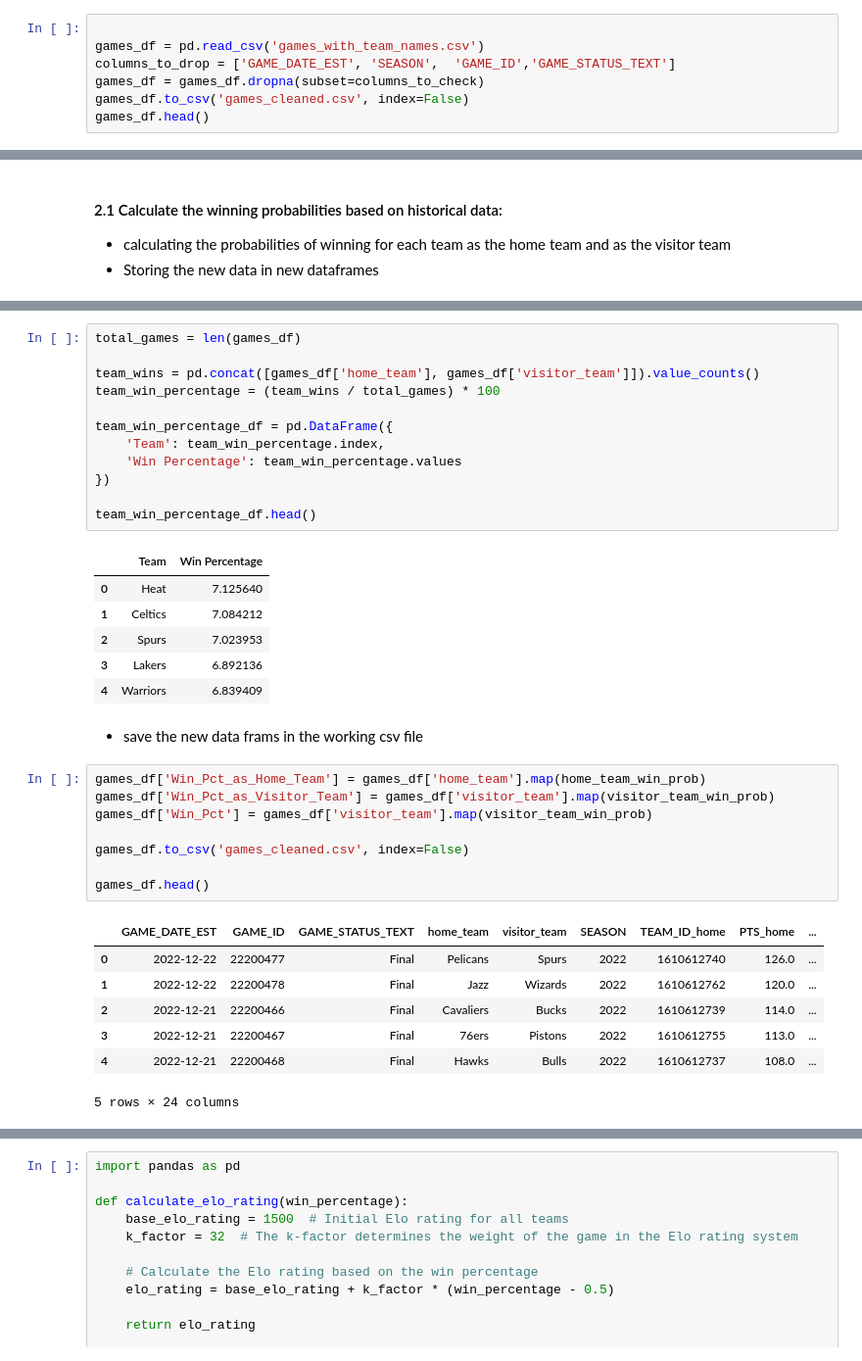
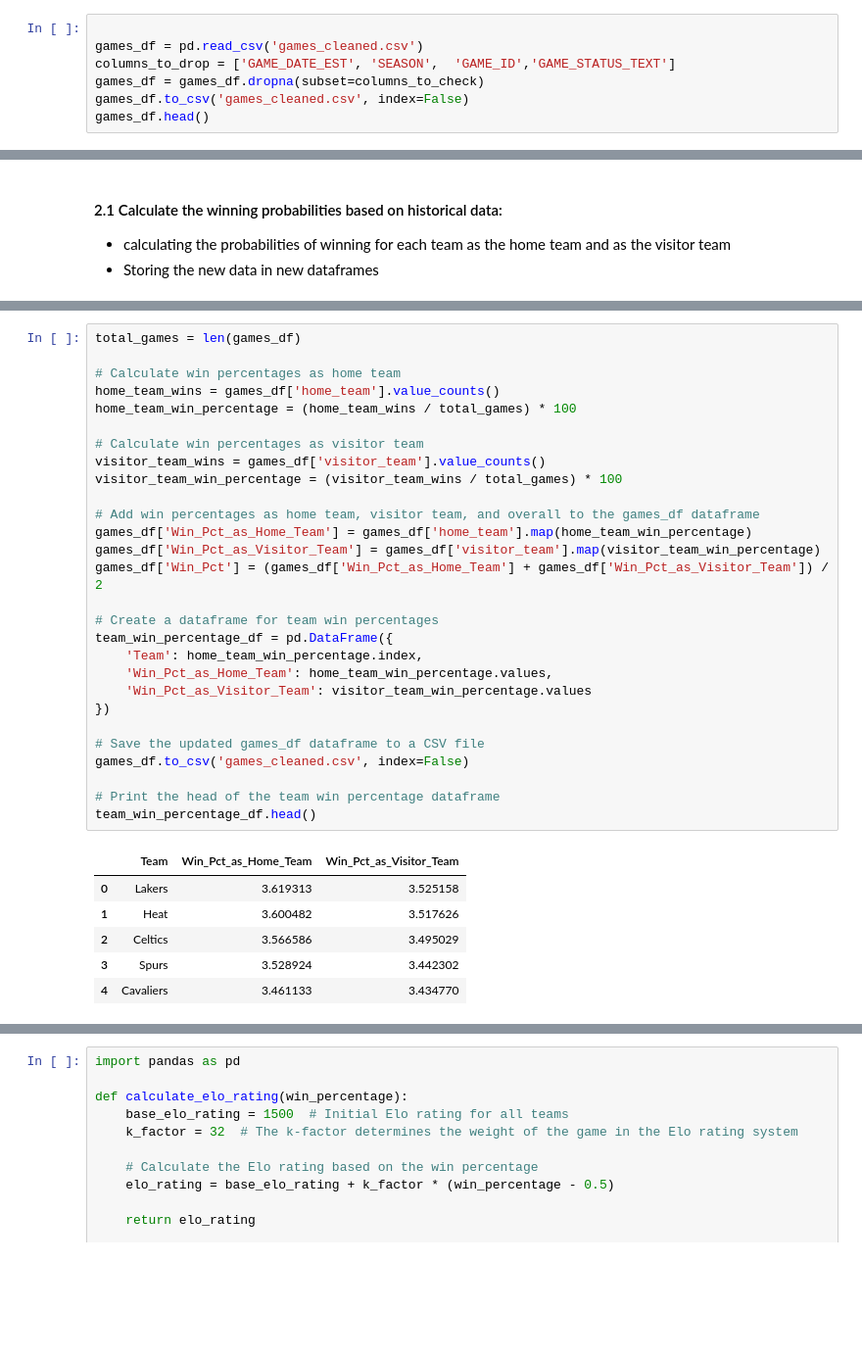
Before and after one commit to WaffIee/ML_Predict_outcome_Match, a Jupyter notebook: Outcome_Match.ipynb, the cells around one changed output, grey strips where cells are left out. Shown at 98% size. Saved outputs shown, nothing was run; the diff lists cells and outputs as text; blank space fills up the shorter version.

```diff
--- a/Outcome_Match.ipynb
+++ b/Outcome_Match.ipynb
@@ -118,7 +118,7 @@ games_df.head()
 ### drop culumns
 # %%
 
-games_df = pd.read_csv('games_with_team_names.csv')
+games_df = pd.read_csv('games_cleaned.csv')
 columns_to_drop = ['GAME_DATE_EST', 'SEASON',  'GAME_ID','GAME_STATUS_TEXT']
 games_df = games_df.dropna(subset=columns_to_check)
 games_df.to_csv('games_cleaned.csv', index=False)
@@ -164,37 +141,35 @@ team_win_percentage_df.head()
-# %%
-total_games = len(games_df)
-
-team_wins = pd.concat([games_df['home_team'], games_df['visitor_team']]).value_counts()
-team_win_percentage = (team_wins / total_games) * 100
-
-team_win_percentage_df = pd.DataFrame({
-    'Team': team_win_percentage.index,
-    'Win Percentage': team_win_percentage.values
-})
-
-team_win_percentage_df.head()
-# %% [output]
-|  | Team | Win Percentage |
-| 0 | Heat | 7.125640 |
-| 1 | Celtics | 7.084212 |
-| 2 | Spurs | 7.023953 |
-| 3 | Lakers | 6.892136 |
-| 4 | Warriors | 6.839409 |
-# %% [markdown]
- - save the new data frams in the working csv file
 # %%
-games_df['Win_Pct_as_Home_Team'] = games_df['home_team'].map(home_team_win_prob)
-games_df['Win_Pct_as_Visitor_Team'] = games_df['visitor_team'].map(visitor_team_win_prob)
-games_df['Win_Pct'] = games_df['visitor_team'].map(visitor_team_win_prob)
+total_games = len(games_df)
 
+# Calculate win percentages as home team
+home_team_wins = games_df['home_team'].value_counts()
+home_team_win_percentage = (home_team_wins / total_games) * 100
+
+# Calculate win percentages as visitor team
+visitor_team_wins = games_df['visitor_team'].value_counts()
+visitor_team_win_percentage = (visitor_team_wins / total_games) * 100
+
+# Add win percentages as home team, visitor team, and overall to the games_df dataframe
+games_df['Win_Pct_as_Home_Team'] = games_df['home_team'].map(home_team_win_percentage)
+games_df['Win_Pct_as_Visitor_Team'] = games_df['visitor_team'].map(visitor_team_win_percentage)
+games_df['Win_Pct'] = (games_df['Win_Pct_as_Home_Team'] + games_df['Win_Pct_as_Visitor_Team']) / 2
+
+# Create a dataframe for team win percentages
+team_win_percentage_df = pd.DataFrame({
+    'Team': home_team_win_percentage.index,
+    'Win_Pct_as_Home_Team': home_team_win_percentage.values,
+    'Win_Pct_as_Visitor_Team': visitor_team_win_percentage.values
+})
+
+# Save the updated games_df dataframe to a CSV file
 games_df.to_csv('games_cleaned.csv', index=False)
 
-games_df.head()
+# Print the head of the team win percentage dataframe
+team_win_percentage_df.head()
 # %% [output]
-|  | GAME_DATE_EST | GAME_ID | GAME_STATUS_TEXT | home_team | visitor_team | SEASON | TEAM_ID_home | PTS_home | ... |
-| 0 | 2022-12-22 | 22200477 | Final | Pelicans | Spurs | 2022 | 1610612740 | 126.0 | ... |
-| 1 | 2022-12-22 | 22200478 | Final | Jazz | Wizards | 2022 | 1610612762 | 120.0 | ... |
-| 2 | 2022-12-21 | 22200466 | Final | Cavaliers | Bucks | 2022 | 1610612739 | 114.0 | ... |
-| 3 | 2022-12-21 | 22200467 | Final | 76ers | Pistons | 2022 | 1610612755 | 113.0 | ... |
-| 4 | 2022-12-21 | 22200468 | Final | Hawks | Bulls | 2022 | 1610612737 | 108.0 | ... |
+|  | Team | Win_Pct_as_Home_Team | Win_Pct_as_Visitor_Team |
+| 0 | Lakers | 3.619313 | 3.525158 |
+| 1 | Heat | 3.600482 | 3.517626 |
+| 2 | Celtics | 3.566586 | 3.495029 |
+| 3 | Spurs | 3.528924 | 3.442302 |
+| 4 | Cavaliers | 3.461133 | 3.434770 |
-5 rows × 24 columns
```
Also changed, not shown: parts of 14 cells of this notebook, 3 other files.
